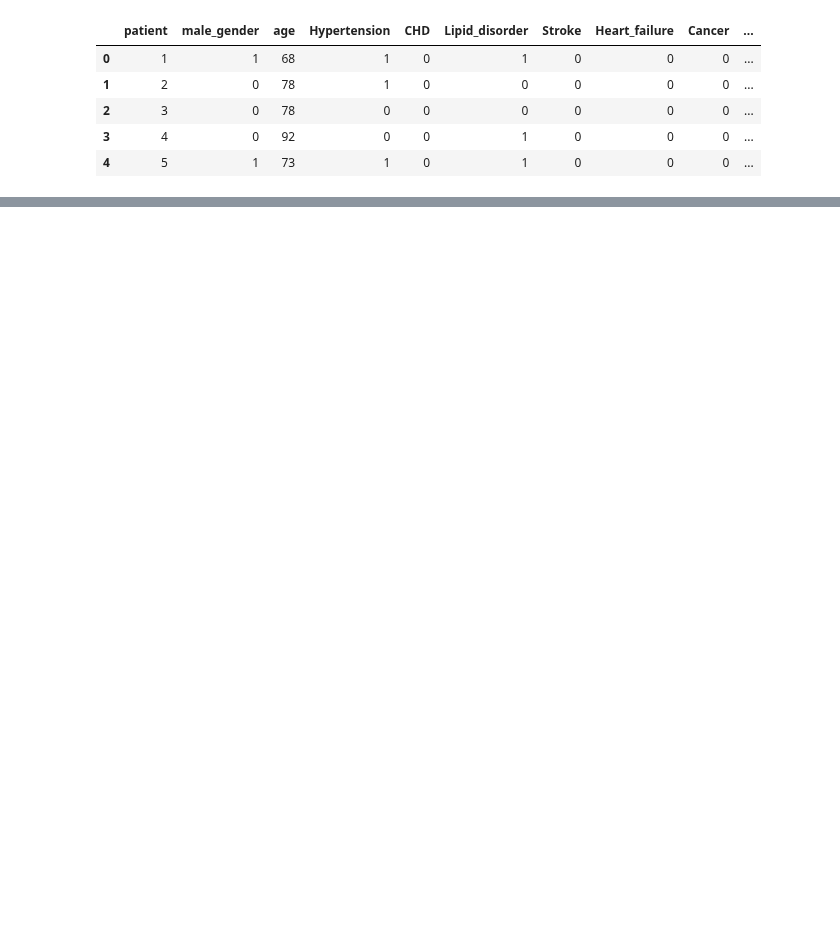
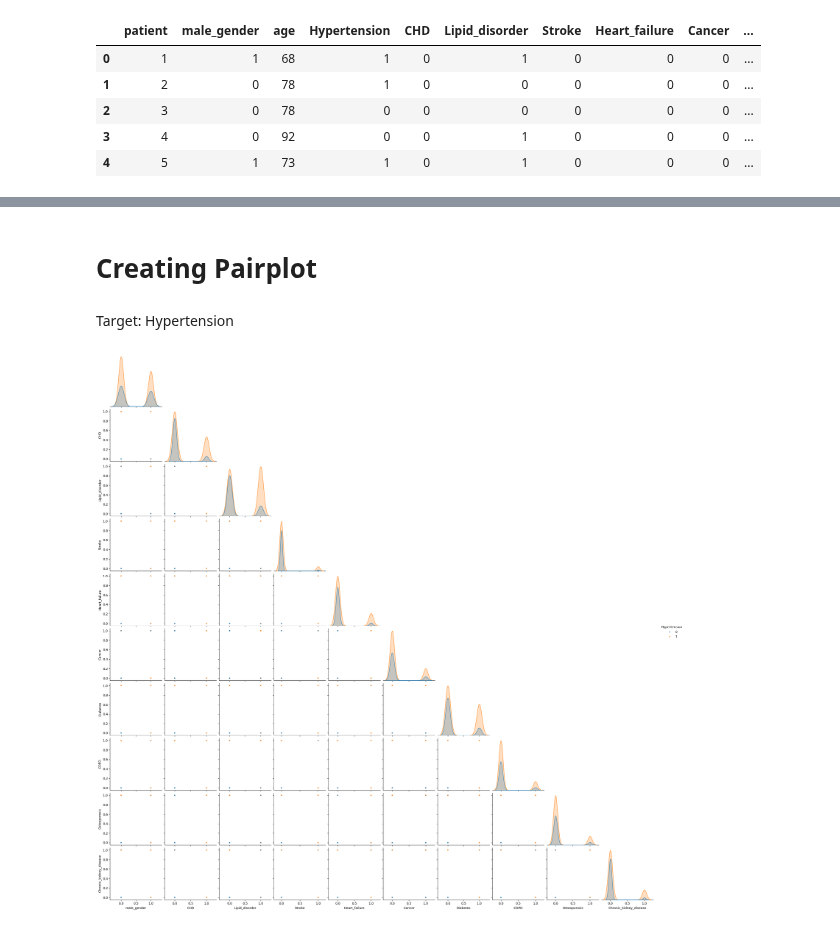
Before and after one commit to seoserang/phys255ml, a Jupyter notebook: 100 Final Project/finalproject.ipynb, the cells around one changed output, grey strips where cells are left out. Saved outputs shown, nothing was run; the diff lists cells and outputs as text; code cells hidden in the pictures; blank space fills up the shorter version.

```diff
--- a/100 Final Project/finalproject.ipynb
+++ b/100 Final Project/finalproject.ipynb
@@ -32,0 +79,5 @@ dataset.head()
+# %%
+finalset = dataset.dropna()
+finalset = dataset.drop(columns=['patient','age'], axis=1)
+
+finalset
@@ -32,0 +98,13 @@ dataset.head()
+# %% [markdown]
+# Creating Pairplot
+# %% [markdown]
+Target: Hypertension
+# %%
+# Create list of all columns except the target
+tar_ht = [col for col in finalset.columns if col != 'Hypertension']
+
+# Create pairplot with target as hue
+sns.pairplot(finalset, vars=tar_ht, hue='Hypertension',plot_kws={"s":15,"alpha":0.7}, corner=True)
+plt.show()
+# %% [output]
+[figure, added]
```
Also changed, not shown: parts of 12 cells of this notebook, 3 other files.
